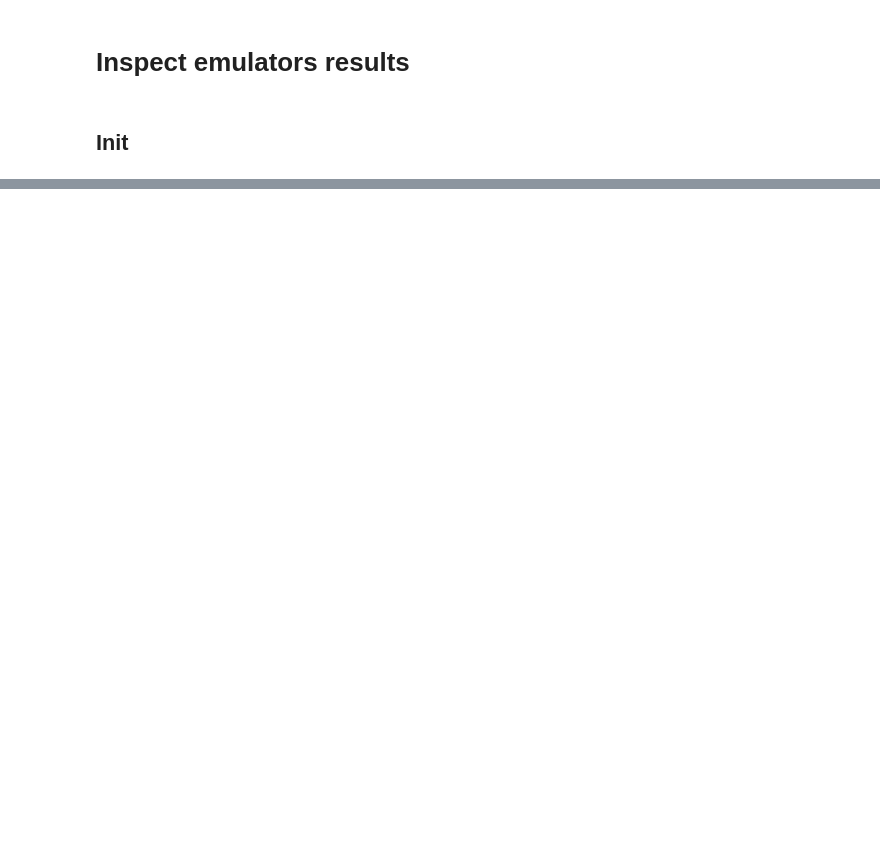
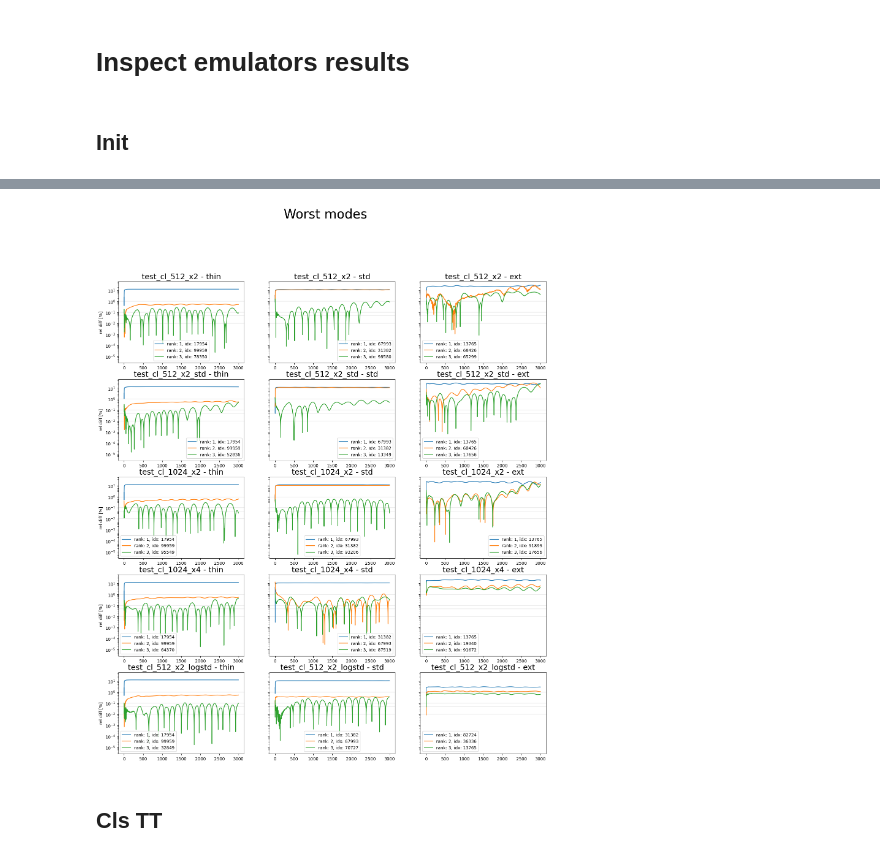
Before and after one commit to emiliobellini/emu_like, a Jupyter notebook: scripts/inspect_training.ipynb, the cells around one changed output, grey strips where cells are left out. Saved outputs shown, nothing was run; the diff lists cells and outputs as text; code cells hidden in the pictures; blank space fills up the shorter version.

```diff
--- a/scripts/inspect_training.ipynb
+++ b/scripts/inspect_training.ipynb
@@ -288,5 +8,0 @@ for dr in dataset_ranges:
-# %%
-# Load emulators
-emudata = {}
-for path in paths_emu:
-    emudata[path] = EmuData(path, root=root)
@@ -467,0 +361,22 @@ metrics
+# %%
+def plot_worst_modes(emudata, paths_emu, n_modes_kept=3, vlines=[0.01, 0.05, 0.1, 1.]):
+    fig, axs = plt.subplots(len(paths_emu), len(dataset_ranges), figsize=(6*len(dataset_ranges), 4*len(paths_emu)), squeeze=False, sharey=True)
+    fig.suptitle('Worst modes', fontsize=30, y=1.0)
+
+    for npath, path in enumerate(paths_emu):
+        name = os.path.split(path)[-1]
+        for ndr, dr in enumerate(dataset_ranges):
+            idxs = emudata[path][dr].get_sorting_idxs_rel()[:n_modes_kept]
+            diffs = emudata[path][dr].rel_diff[idxs]
+
+            for val in vlines:
+                axs[npath, ndr].axhline(val, c='k', lw=0.1)
+
+            for ndiff, diff in enumerate(diffs):
+                axs[npath, ndr].plot(np.abs(diff)*100., label='rank: {}, idx: {}'.format(ndiff+1, idxs[ndiff]))
+                axs[npath, ndr].set_yscale('log')
+                axs[npath, ndr].set_title('{} - {}'.format(name, dr), fontsize=18)
+            axs[npath, 0].set_ylabel('rel diff [%]')
+
+            axs[npath, ndr].legend()
+    return
@@ -467,0 +428,6 @@ metrics
+# %%
+plot_worst_modes(emudata, paths_emu, n_modes_kept=3, vlines=[0.01, 0.05, 0.1, 1.])
+# %% [output]
+[figure, added]
+# %% [markdown]
+## Cls TT
```
Also changed, not shown: parts of 42 cells of this notebook, 5 other files.
